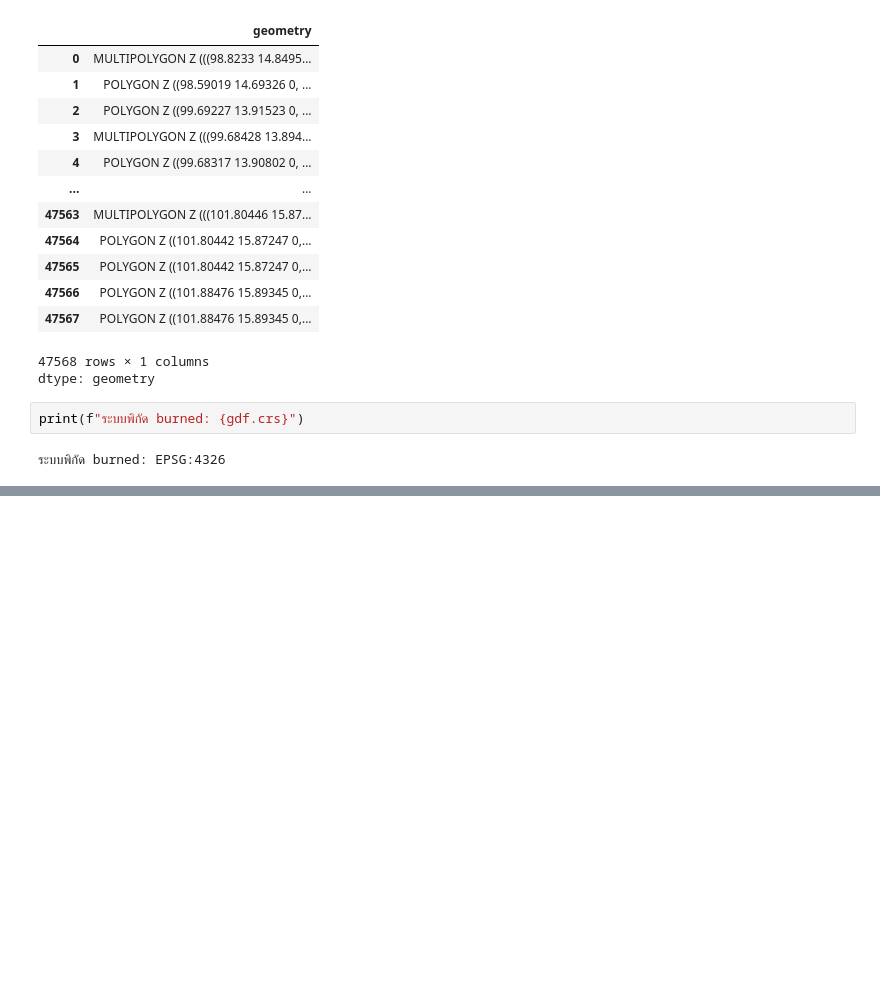
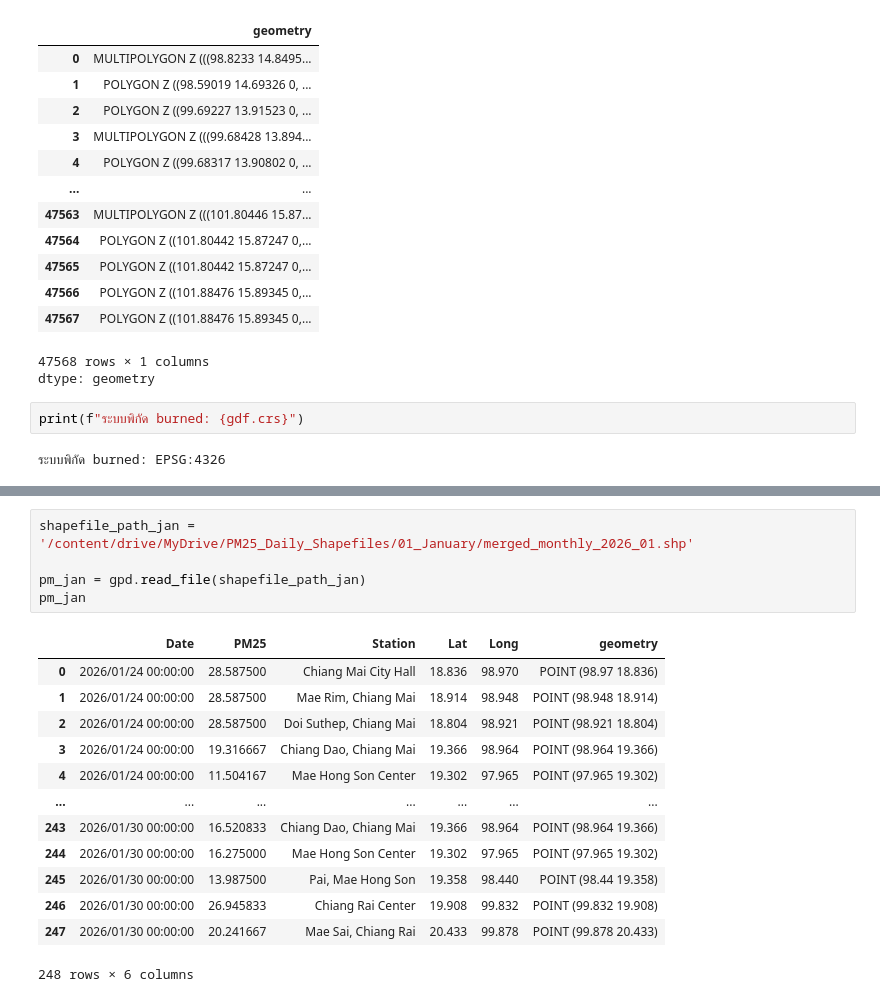
Before and after one commit to mmomayck/GeoAI, a Jupyter notebook: Hackathon_burned.ipynb, the cells around one changed output, grey strips where cells are left out. Drawn from its saved outputs; the diff is of its cells as text; blank space fills up the shorter version.

```diff
--- a/Hackathon_burned.ipynb
+++ b/Hackathon_burned.ipynb
@@ -159,0 +194,19 @@ plt.show()
+# %%
+shapefile_path_jan = '/content/drive/MyDrive/PM25_Daily_Shapefiles/01_January/merged_monthly_2026_01.shp'
+
+pm_jan = gpd.read_file(shapefile_path_jan)
+pm_jan
+# %% [output]
+|  | Date | PM25 | Station | Lat | Long | geometry |
+| 0 | 2026/01/24 00:00:00 | 28.587500 | Chiang Mai City Hall | 18.836 | 98.970 | POINT (98.97 18.836) |
+| 1 | 2026/01/24 00:00:00 | 28.587500 | Mae Rim, Chiang Mai | 18.914 | 98.948 | POINT (98.948 18.914) |
+| 2 | 2026/01/24 00:00:00 | 28.587500 | Doi Suthep, Chiang Mai | 18.804 | 98.921 | POINT (98.921 18.804) |
+| 3 | 2026/01/24 00:00:00 | 19.316667 | Chiang Dao, Chiang Mai | 19.366 | 98.964 | POINT (98.964 19.366) |
+| 4 | 2026/01/24 00:00:00 | 11.504167 | Mae Hong Son Center | 19.302 | 97.965 | POINT (97.965 19.302) |
+| ... | ... | ... | ... | ... | ... | ... |
+| 243 | 2026/01/30 00:00:00 | 16.520833 | Chiang Dao, Chiang Mai | 19.366 | 98.964 | POINT (98.964 19.366) |
+| 244 | 2026/01/30 00:00:00 | 16.275000 | Mae Hong Son Center | 19.302 | 97.965 | POINT (97.965 19.302) |
+| 245 | 2026/01/30 00:00:00 | 13.987500 | Pai, Mae Hong Son | 19.358 | 98.440 | POINT (98.44 19.358) |
+| 246 | 2026/01/30 00:00:00 | 26.945833 | Chiang Rai Center | 19.908 | 99.832 | POINT (99.832 19.908) |
+| 247 | 2026/01/30 00:00:00 | 20.241667 | Mae Sai, Chiang Rai | 20.433 | 99.878 | POINT (99.878 20.433) |
+248 rows × 6 columns
```
Also changed, not shown: parts of 7 cells of this notebook.
